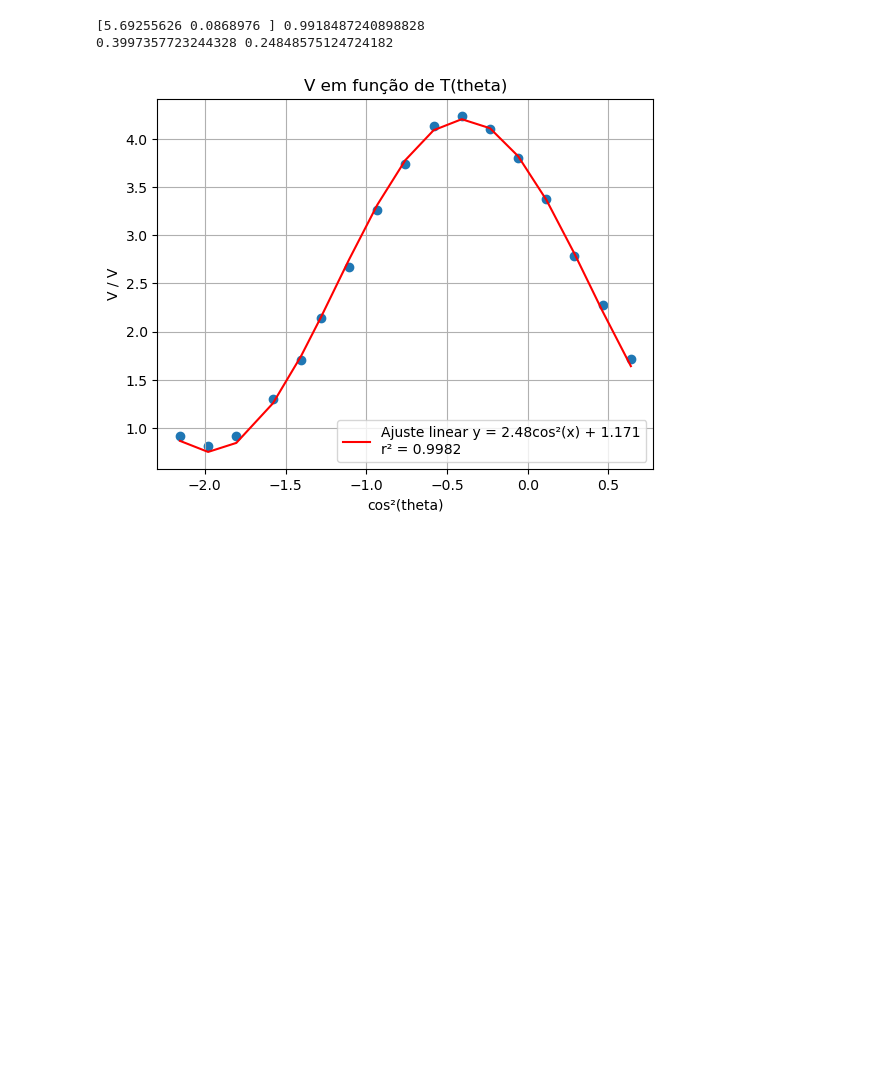
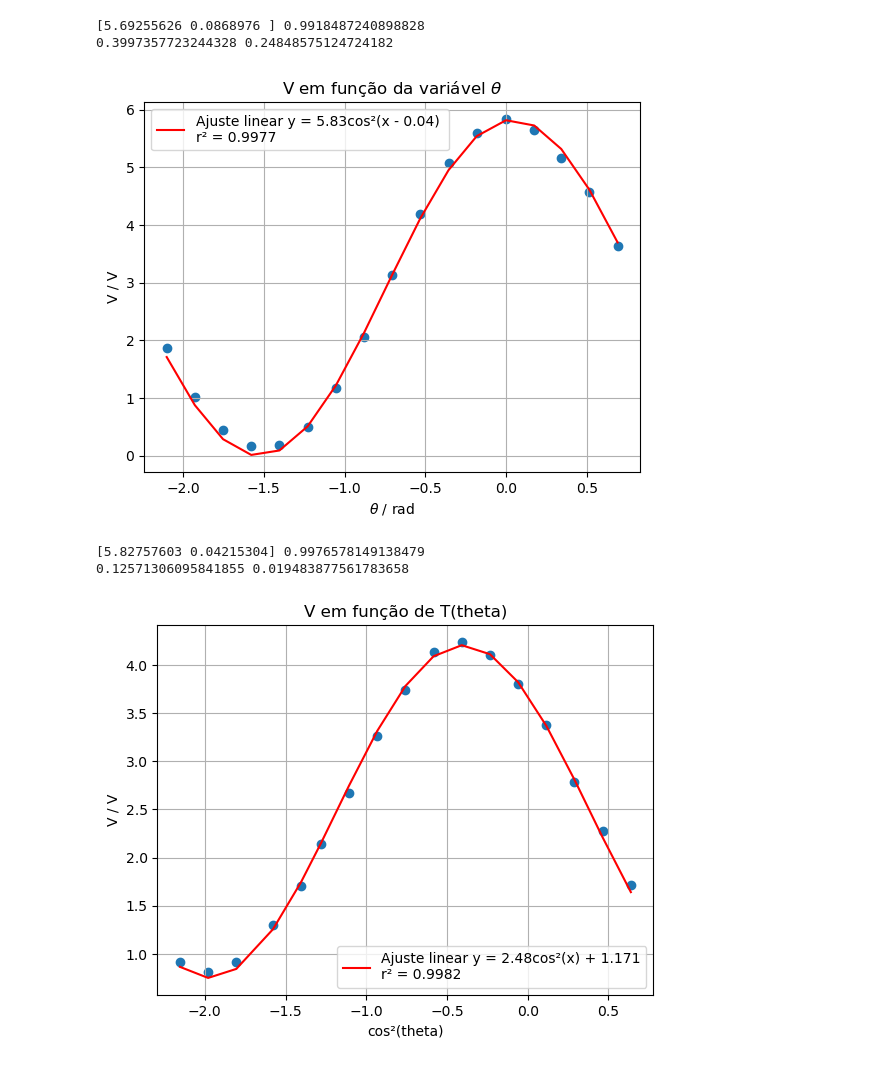
Before and after one commit to MRDias12/LabsIII, a Jupyter notebook: PLs/PL9/polarity.ipynb, the cells around one changed output. Drawn from its saved outputs; the diff is of its cells as text; code cells hidden in the pictures; blank space fills up the shorter version.

```diff
--- a/PLs/PL9/polarity.ipynb
+++ b/PLs/PL9/polarity.ipynb
@@ -70,4 +70,27 @@ print(np.sqrt(covari1[0,0])*3,np.sqrt(covari1[1,1])*3)
 [figure]
 [5.69255626 0.0868976 ] 0.9918487240898828
 0.3997357723244328 0.24848575124724182
+# %%
+#plt.scatter(angle1, v1)
+def malusModel(angle, A, phase):
+    return A * np.cos(angle - phase)**2
+
+params1, covari1 = dias(malusModel, angle1, v1)
+r21 = r2(v1, malusModel(angle1, params1[0], params1[1]))
+
+plt.scatter(angle1, v1)
+plt.plot(np.sort(angle1), malusModel(np.sort(angle1), params1[0], params1[1]), color = "r",
+         label = f"Ajuste linear y = {params1[0]:.2f}cos²(x - {params1[1]:.2f}) \nr² = {r21:.4f}")
+plt.title(r"V em função da variável $\theta$")
+plt.ylabel("V / V")
+plt.xlabel(r"$\theta$ / rad")
+plt.legend()
+plt.grid()
+plt.show()
+print(params1, r21)
+print(np.sqrt(covari1[0,0])*3,np.sqrt(covari1[1,1])*3)
+# %% [output]
+[figure, added]
+[5.82757603 0.04215304] 0.9976578149138479
+0.12571306095841855 0.019483877561783658
 # %%
```
Also changed, not shown: parts of 5 cells of this notebook, 7 other files.
